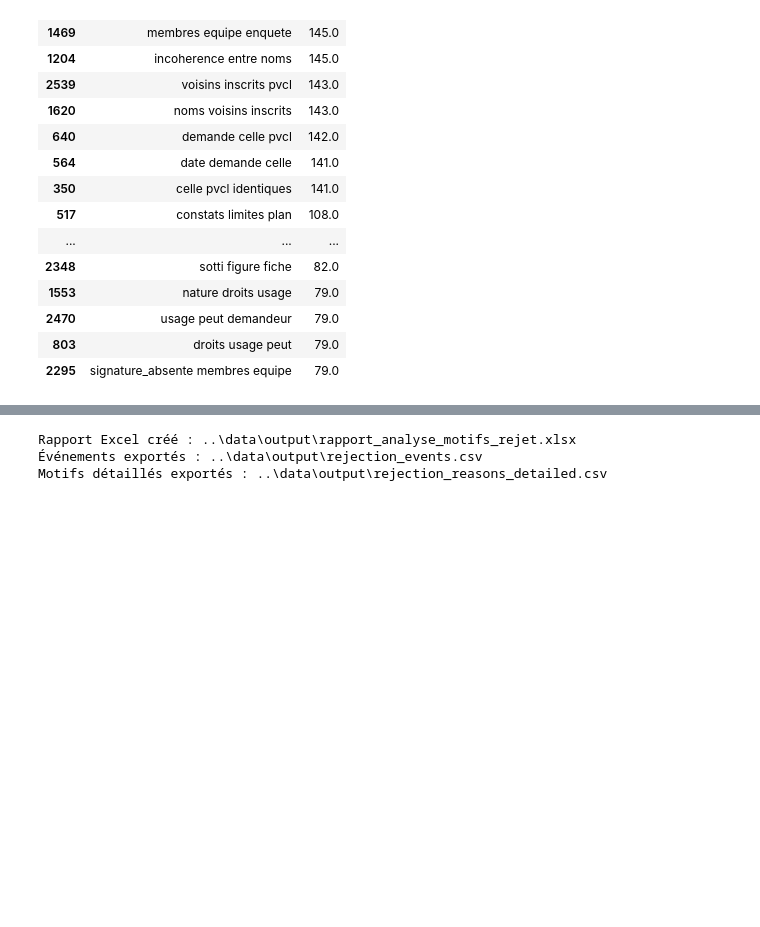
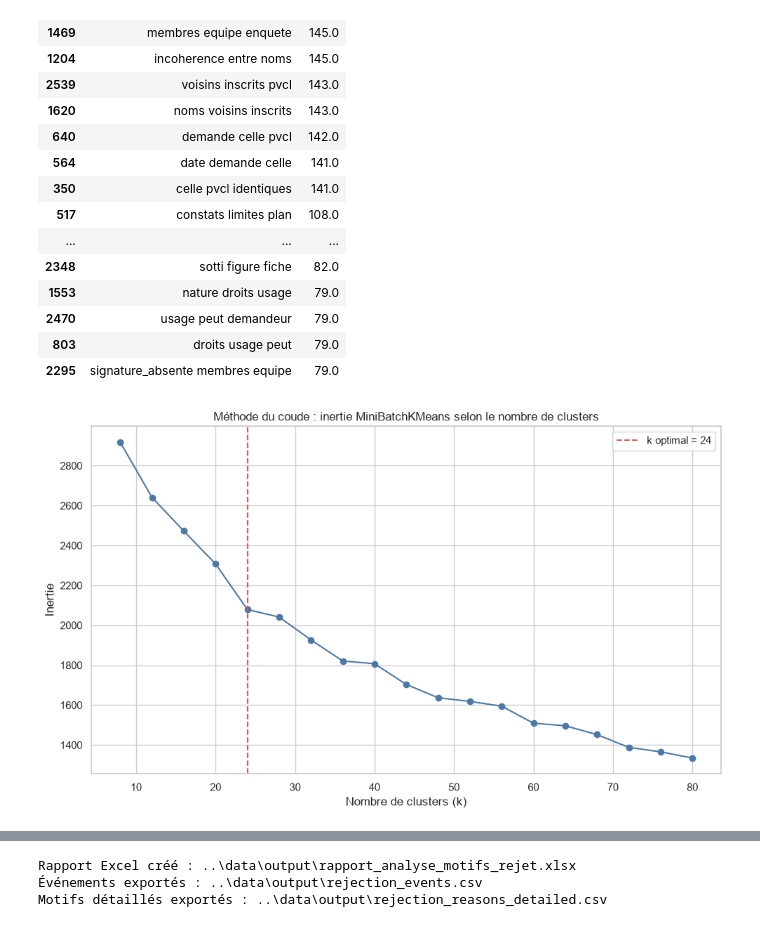
Before and after one commit to AlexDjoman/analyse_motifs_rejet, a Jupyter notebook: .notebook/04_analyse_complete_motifs_rejet.ipynb, the cells around one changed output, grey strips where cells are left out. Drawn from its saved outputs; the diff is of its cells as text; code cells hidden in the pictures; blank space fills up the shorter version.

Commit message:
Feat:optimal

```diff
--- a/.notebook/04_analyse_complete_motifs_rejet.ipynb
+++ b/.notebook/04_analyse_complete_motifs_rejet.ipynb
@@ -674,6 +684,15 @@ display(trigrams)
 # Les motifs sont représentés par des vecteurs TF-IDF de n-grammes.
 # Les motifs qui partagent des expressions proches sont regroupés dans
 # un même cluster. Ces clusters servent ensuite à guider la revue métier.
+#
+# Le nombre de clusters n'est plus fixé arbitrairement : il est déterminé
+# par la méthode du coude (courbe d'inertie MiniBatchKMeans, rapide même
+# pour de nombreuses valeurs de k). Le vecteur TF-IDF est normalisé L2 par
+# défaut, donc la distance euclidienne utilisée par KMeans est équivalente
+# à la distance cosinus : ce balayage est donc cohérent avec le clustering
+# final en cosinus. Une fois le k optimal détecté, le regroupement final
+# reste réalisé par AgglomerativeClustering (cosinus, linkage average), qui
+# donne de meilleurs clusters pour du texte que KMeans.
 
 cluster_vectorizer = TfidfVectorizer(
     ngram_range=NGRAM_RANGE,
@@ -696,34 +715,112 @@ valid_indices = motifs.index[motifs["is_valid_reason"]].to_numpy()
 non_zero_mask = np.asarray(X.sum(axis=1)).ravel() > 0
 
 motifs["cluster_id"] = -1
 
+
+def detect_elbow_k(k_values, inertias):
+    """Trouve le point du coude : le k le plus éloigné de la droite reliant
+    le premier et le dernier point de la courbe d'inertie normalisée."""
+    k_values = np.asarray(k_values, dtype=float)
+    inertias = np.asarray(inertias, dtype=float)
+
+    if len(k_values) < 3:
+        return int(k_values[0])
+
+    k_range = k_values.max() - k_values.min()
+    inertia_range = inertias.max() - inertias.min()
+
+    k_norm = (k_values - k_values.min()) / k_range if k_range > 0 else k_values * 0
+    inertia_norm = (
+        (inertias - inertias.min()) / inertia_range if inertia_range > 0 else inertias * 0
+    )
+
+    start = np.array([k_norm[0], inertia_norm[0]])
+    end = np.array([k_norm[-1], inertia_norm[-1]])
+    line_vec = end - start
+    line_vec_norm = line_vec / np.linalg.norm(line_vec)
+
+    distances = []
+    for x, y in zip(k_norm, inertia_norm):
+        point_vec = np.array([x, y]) - start
+        proj_length = np.dot(point_vec, line_vec_norm)
+        proj_point = proj_length * line_vec_norm
+        distances.append(np.linalg.norm(point_vec - proj_point))
+
+    return int(k_values[int(np.argmax(distances))])
+
+
+elbow_chart = None
+
 if non_zero_mask.sum() >= 2:
     X_non_zero = X[non_zero_mask].toarray()
     indices_non_zero = valid_indices[non_zero_mask]
+    n_samples = len(indices_non_zero)
 
-    actual_clusters = min(
-        max(2, N_CLUSTERS),
-        len(indices_non_zero),
-    )
+    # -----------------------------------------
+    # Méthode du coude : balayage de k et courbe d'inertie
+    # -----------------------------------------
+    k_max_valid = min(K_ELBOW_MAX, n_samples - 1)
+    k_min_valid = min(K_ELBOW_MIN, k_max_valid)
+    k_values = list(range(k_min_valid, k_max_valid + 1, K_ELBOW_STEP))
+
+    if len(k_values) >= 3:
+        inertias = []
+        for k in k_values:
+            kmeans_probe = MiniBatchKMeans(
+                n_clusters=k,
+                n_init=5,
+                batch_size=1024,
+                max_iter=200,
+                random_state=42,
+            )
+            kmeans_probe.fit(X_non_zero)
+            inertias.append(kmeans_probe.inertia_)
+
+        optimal_k = detect_elbow_k(k_values, inertias)
+
+        plt.figure(figsize=(10, 6))
+        plt.plot(k_values, inertias, marker="o", color="#4c78a8")
+        plt.axvline(optimal_k, color="#e45756", linestyle="--", label=f"k optimal = {optimal_k}")
+        plt.title("Méthode du coude : inertie MiniBatchKMeans selon le nombre de clusters")
+        plt.xlabel("Nombre de clusters (k)")
+        plt.ylabel("Inertie")
+        plt.legend()
+        plt.tight_layout()
+        elbow_chart = FIGURES_DIR / "coude_clusters.png"
+        plt.savefig(elbow_chart, dpi=160, bbox_inches="tight")
+        plt.show()
+
+        print(f"k optimal détecté par la méthode du coude : {optimal_k}")
+    else:
+        # Pas assez de valeurs de k testables : on retombe sur le réglage manuel.
+        optimal_k = min(max(2, N_CLUSTERS), n_samples)
+        print(
+            "Trop peu de motifs exploitables pour balayer la méthode du coude : "
+            f"repli sur N_CLUSTERS = {optimal_k}."
+        )
+
+    actual_clusters = min(max(2, optimal_k), n_samples)
 
     clustering = AgglomerativeClustering(
         n_clusters=actual_clusters,
         metric="cosine",
         linkage="average",
     )
 
     labels = clustering.fit_predict(X_non_zero)
     motifs.loc[indices_non_zero, "cluster_id"] = labels
 
     if len(set(labels)) > 1 and len(labels) > len(set(labels)):
         silhouette = silhouette_score(X_non_zero, labels, metric="cosine")
         print(f"Score de silhouette : {silhouette:.3f}")
     else:
         silhouette = np.nan
 else:
+    optimal_k = np.nan
     silhouette = np.nan
     print("Pas assez de motifs exploitables pour créer des clusters.")
 
 print("Le cluster -1 correspond aux motifs non exploitables ou non vectorisés.")
 display(motifs[["reason_raw", "reason_model", "cluster_id"]].head(20))
 # %% [output]
+[figure, added]
```
Also changed, not shown: parts of 10 cells of this notebook, 8 other files.
